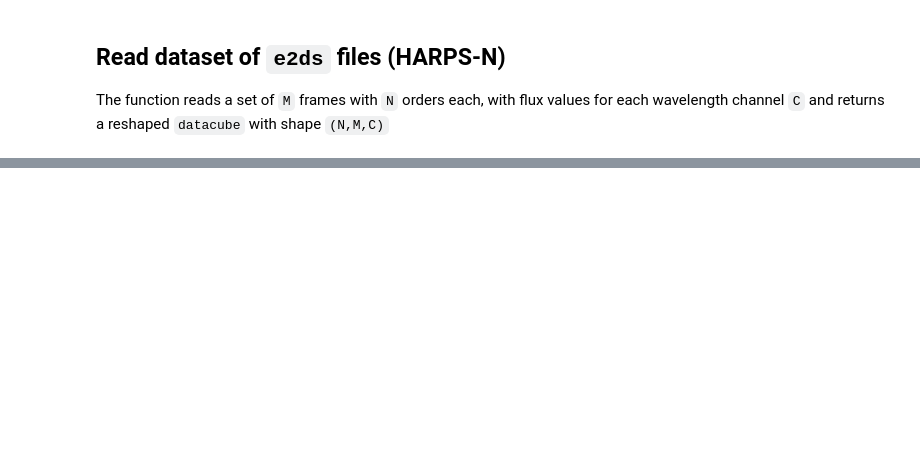
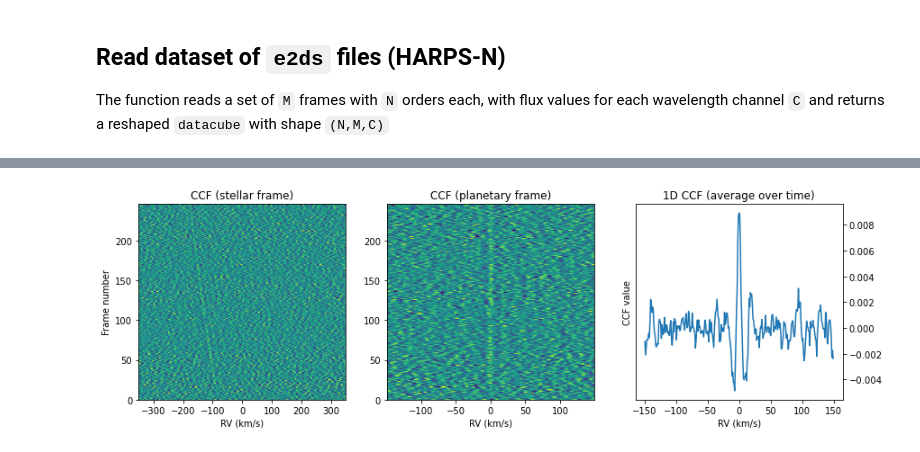
Before and after one commit to DGonzalezPicos/redcross, a Jupyter notebook: examples/01-ReadInstrumentData.ipynb, the cells around one changed output, grey strips where cells are left out. Cells and saved outputs as stored; diff of their text form; code cells hidden in the pictures; blank space fills up the shorter version.

```diff
--- a/examples/01-ReadInstrumentData.ipynb
+++ b/examples/01-ReadInstrumentData.ipynb
@@ -27,0 +117,17 @@ dc = Datacube()
+# %%
+fig, ax = plt.subplots(1,3,figsize=(14,4))
+
+ccf.imshow(ax=ax[0])
+ccf_shifted = ccf.to_planet_frame(planet)
+ccf_shifted.imshow(ax=ax[1])
+ax[2].plot(ccf_shifted.rv, np.median(ccf_shifted.flux, axis=0))
+
+[ax[k].set_xlabel('RV (km/s)') for k in range(3)]
+ax[0].set(ylabel='Frame number', title='CCF (stellar frame)')
+ax[1].set(title='CCF (planetary frame)')
+ax[2].yaxis.tick_right()
+ax[2].set(ylabel='CCF value', title='1D CCF (average over time)')
+
+plt.show()
+# %% [output]
+[figure, added]
```
Also changed, not shown: parts of 12 cells of this notebook, 7 other files.
